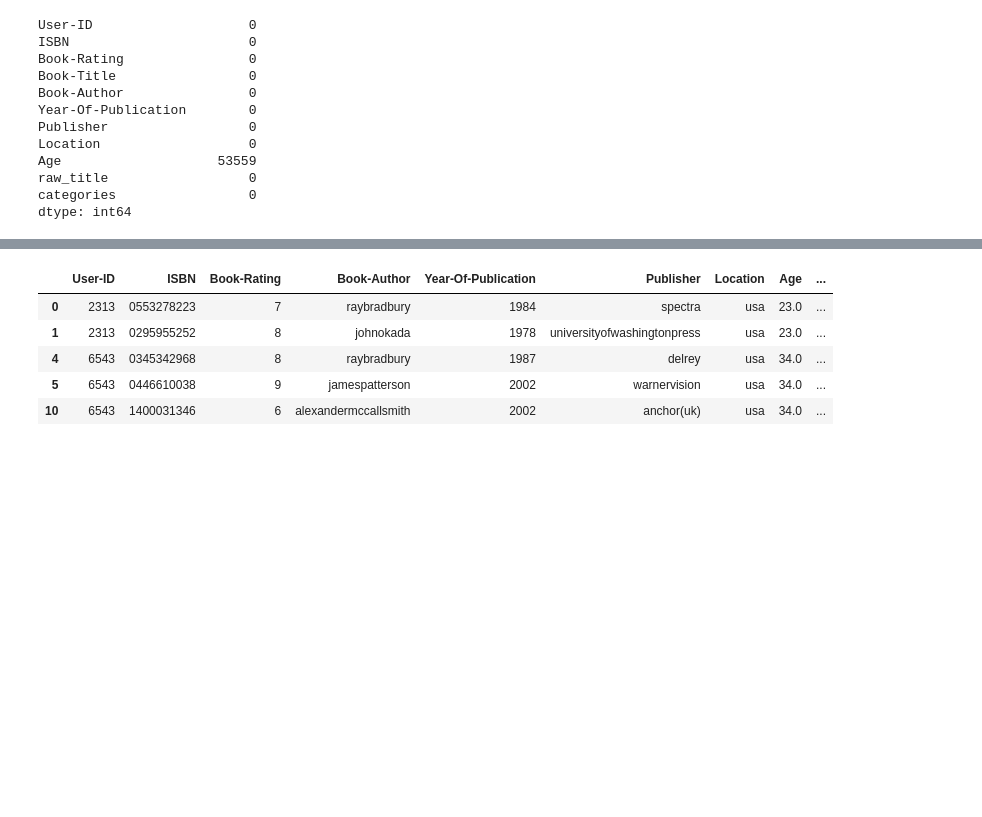
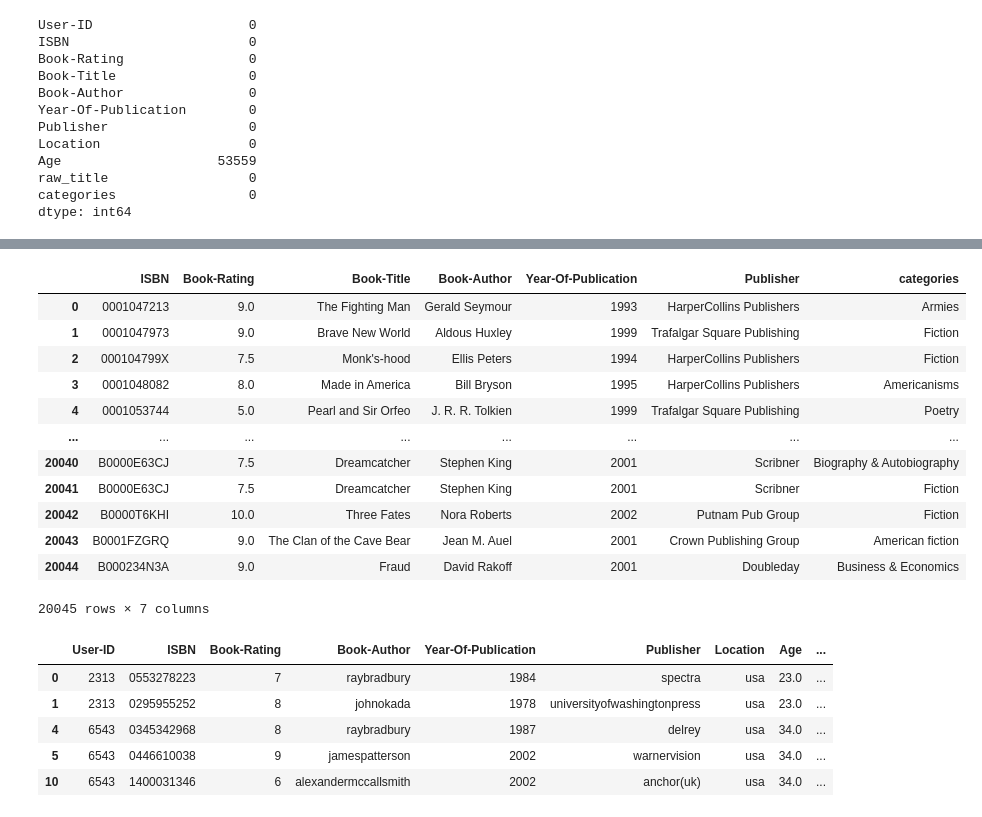
Before and after one commit to justProductAnalyst/Books-Recommendation-System, a Jupyter notebook: ML/Models/Baseline.ipynb, the cells around one changed output, grey strips where cells are left out. Cells and saved outputs as stored; diff of their text form; code cells hidden in the pictures; blank space fills up the shorter version.

```diff
--- a/ML/Models/Baseline/Baseline.ipynb
+++ b/ML/Models/Baseline.ipynb
@@ -124,6 +127,6 @@ filtered_data.head(5)
 | 5 | 6543 | 0446610038 | 9 | 1st to Die: A Novel | James Patterson | 2002 | Warner Vision | usa | ... |
 | 10 | 6543 | 1400031346 | 6 | The No. 1 Ladies' Detective Agency | Alexander McCall Smith | 2002 | Anchor (UK) | usa | ... |
 # %%
-#books_data = filtered_data[['ISBN', 'Book-Title', 'Book-Author', 'Year-Of-Publication', 'Publisher', 'categories']]
-#books_data = books_data.drop_duplicates()
-#books_data.head(5)
+books_data = filtered_data[['ISBN', 'Book-Title', 'Book-Author', 'Year-Of-Publication', 'Publisher', 'categories']]
+books_data = books_data.drop_duplicates()
+books_data.head(5)
@@ -130,4 +140,4 @@ filtered_data.head(5)
 # %%
-#mean_rating = filtered_data.groupby('ISBN')['Book-Rating'].mean()
-#mean_rating = pd.DataFrame(mean_rating).reset_index()
-#mean_rating
+mean_rating = filtered_data.groupby('ISBN')['Book-Rating'].mean()
+mean_rating = pd.DataFrame(mean_rating).reset_index()
+mean_rating
@@ -134,4 +158,18 @@ filtered_data.head(5)
 # %%
-#books_data = mean_rating.merge(books_data, left_on=['ISBN'], right_on=['ISBN'], how='inner')
-#books_data
+books_data = mean_rating.merge(books_data, left_on=['ISBN'], right_on=['ISBN'], how='inner')
+books_data
+# %% [output]
+|  | ISBN | Book-Rating | Book-Title | Book-Author | Year-Of-Publication | Publisher | categories |
+| 0 | 0001047213 | 9.0 | The Fighting Man | Gerald Seymour | 1993 | HarperCollins Publishers | Armies |
+| 1 | 0001047973 | 9.0 | Brave New World | Aldous Huxley | 1999 | Trafalgar Square Publishing | Fiction |
+| 2 | 000104799X | 7.5 | Monk's-hood | Ellis Peters | 1994 | HarperCollins Publishers | Fiction |
+| 3 | 0001048082 | 8.0 | Made in America | Bill Bryson | 1995 | HarperCollins Publishers | Americanisms |
+| 4 | 0001053744 | 5.0 | Pearl and Sir Orfeo | J. R. R. Tolkien | 1999 | Trafalgar Square Publishing | Poetry |
+| ... | ... | ... | ... | ... | ... | ... | ... |
+| 20040 | B0000E63CJ | 7.5 | Dreamcatcher | Stephen King | 2001 | Scribner | Biography & Autobiography |
+| 20041 | B0000E63CJ | 7.5 | Dreamcatcher | Stephen King | 2001 | Scribner | Fiction |
+| 20042 | B0000T6KHI | 10.0 | Three Fates | Nora Roberts | 2002 | Putnam Pub Group | Fiction |
+| 20043 | B0001FZGRQ | 9.0 | The Clan of the Cave Bear | Jean M. Auel | 2001 | Crown Publishing Group | American fiction |
+| 20044 | B000234N3A | 9.0 | Fraud | David Rakoff | 2001 | Doubleday | Business & Economics |
+20045 rows × 7 columns
 # %%
```
Also changed, not shown: parts of 22 cells of this notebook, 2 other files.
